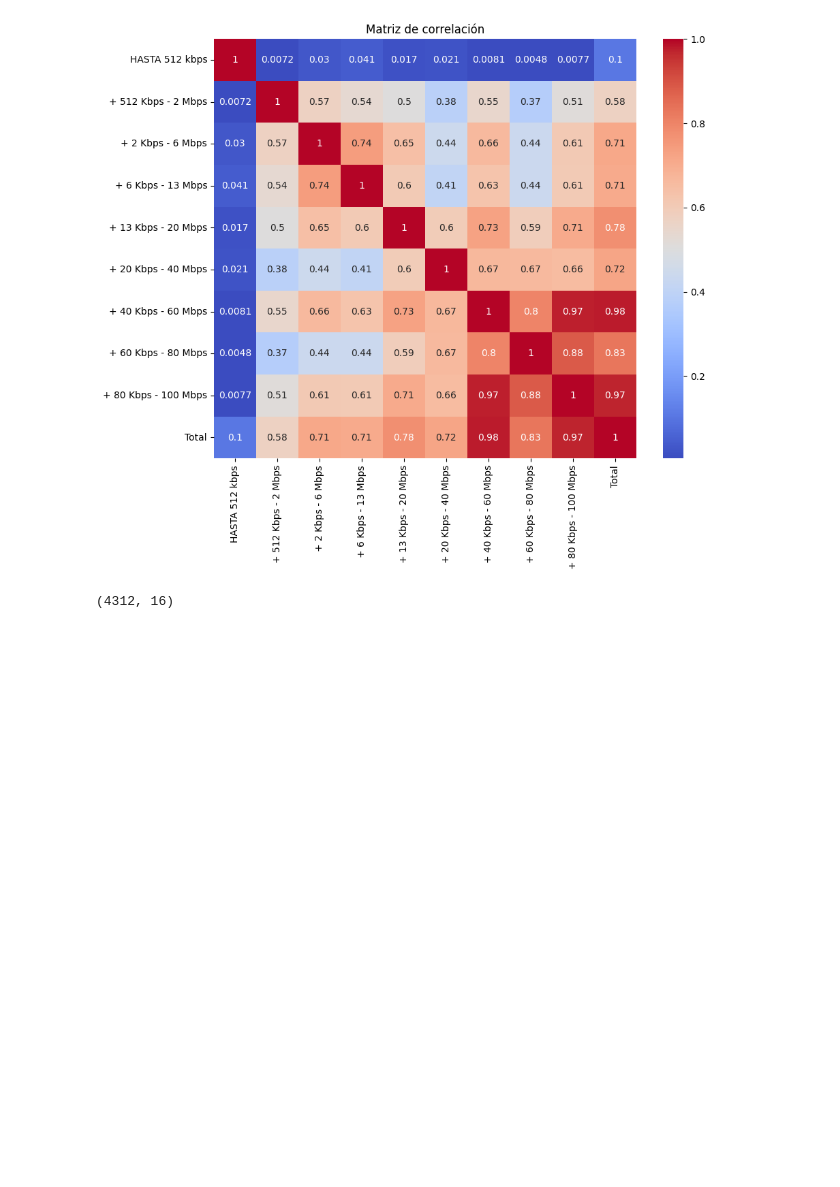
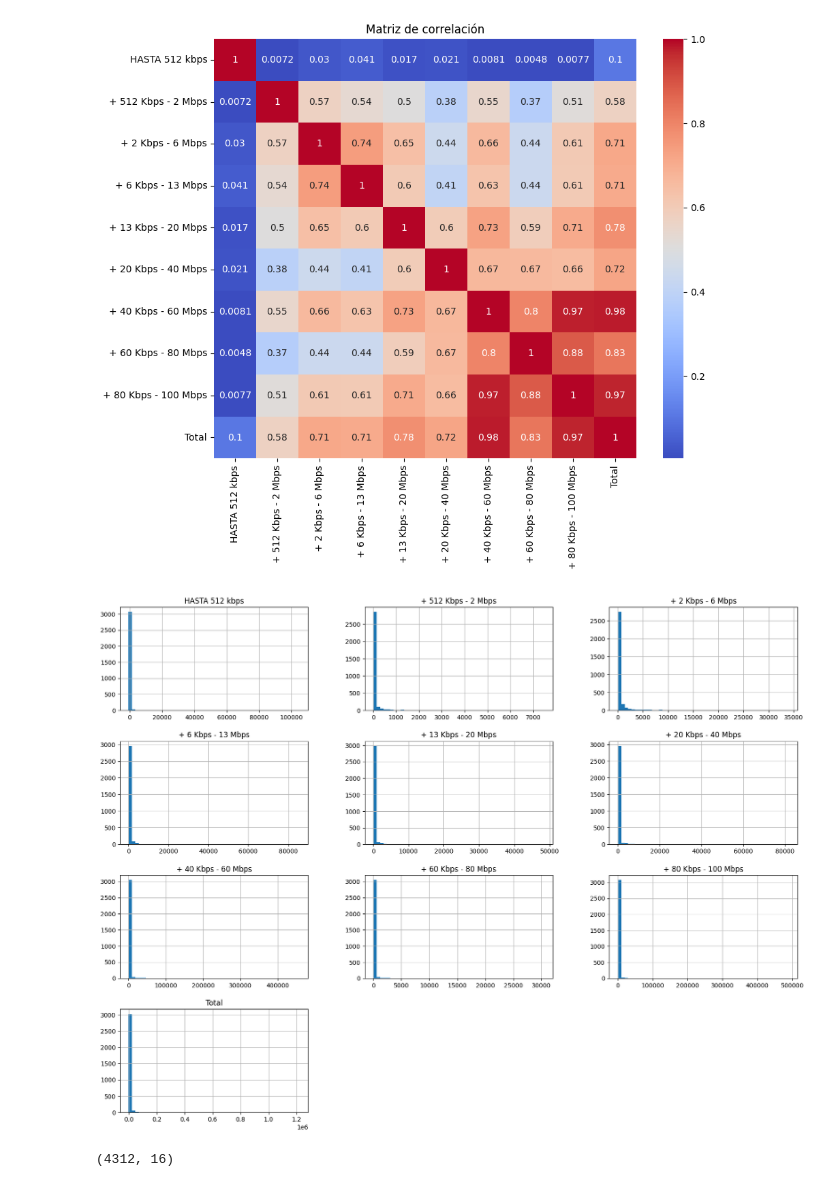
Before and after one commit to Gaston-Re/PI_02_DA, a Jupyter notebook: EDA.ipynb, the cells around one changed output. Cells and saved outputs as stored; diff of their text form; code cells hidden in the pictures; blank space fills up the shorter version.

```diff
--- a/EDA.ipynb
+++ b/EDA.ipynb
@@ -850,6 +866,11 @@ dtype: int64
 grafico_correlacion_mapadecalor(df6)
 # %% [output]
 [figure]
+# %%
+df6.hist(bins = 50, figsize= (20,15))
+plt.show()
+# %% [output]
+[figure, added]
 # %%
 print(df7.shape)
 df7.head()
```
Also changed, not shown: parts of 8 cells of this notebook, 2 other files.
